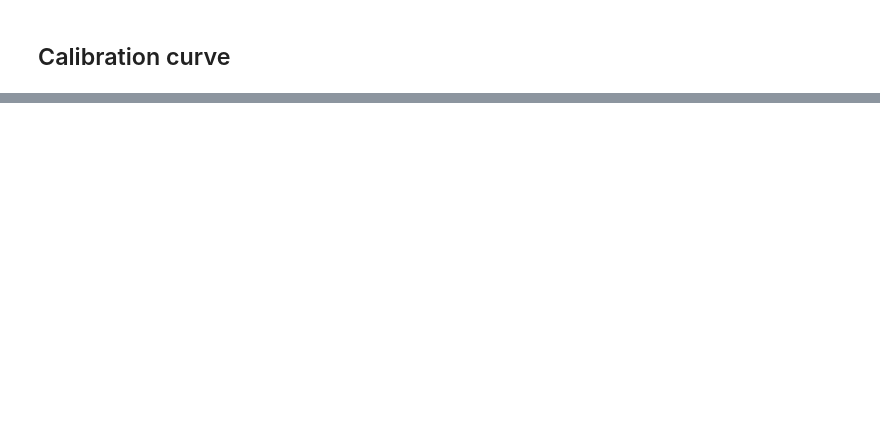
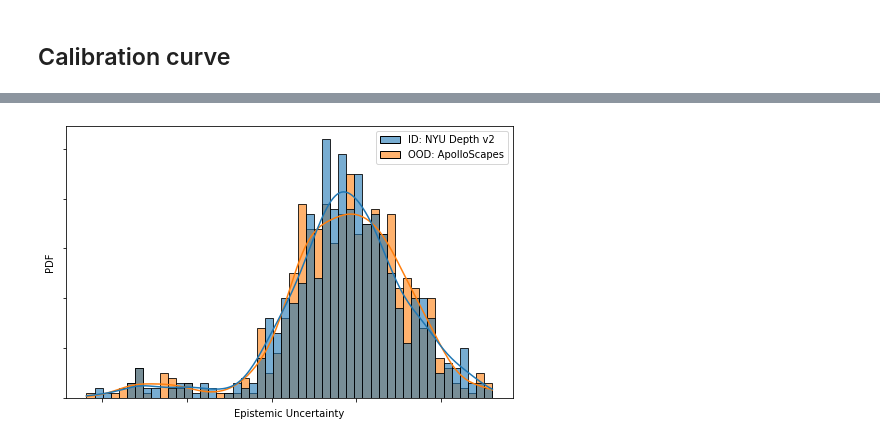
Before and after one commit to Samir-atra/capsa, a Jupyter notebook: experiments/notebooks/vae.ipynb, the cells around one changed output, grey strips where cells are left out. Drawn from its saved outputs; the diff is of its cells as text; code cells hidden in the pictures; blank space fills up the shorter version.

```diff
--- a/experiments/notebooks/vae.ipynb
+++ b/experiments/notebooks/vae.ipynb
@@ -77,0 +127,52 @@ gen_calibration_plot(trained_model, ds_test)
+# %%
+import os
+import glob
+import h5py
+import seaborn as sns
+import pandas as pd
+import numpy as np
+import matplotlib.pyplot as plt
+
+import tensorflow as tf
+from tensorflow import keras
+
+def gen_ood_comparison(ds_test, ds_ood, model):
+    def _itter_and_cat(ds, model):
+        ds_itter = ds.as_numpy_iterator()
+        l = []
+        for x, y in ds_itter: # (32, 128, 160, 3), (32, 128, 160, 1)
+            y_hats = []
+
+            # y_hat, epistemic = model(x) # (32, 128, 160, 1)
+            for i in range(5):
+                # need training Ture for sampling
+                y_hat, _, _ = model(x_test_batch, training=True)
+                y_hats.append(y_hat)
+            y_hats = np.stack(y_hats, 0)
+            mu_batch = tf.reduce_mean(y_hats, 0)
+            std_batch = tf.math.reduce_std(y_hats, 0)
+            y_hat = mu_batch
+            epistemic = std_batch
+
+            per_sample_means = tf.reduce_mean(epistemic, axis=[1,2,3])
+            l.append(per_sample_means)
+        cat = tf.concat(l, axis=0)
+
+        return cat
+
+    iid = _itter_and_cat(ds_test, model)
+    ood = _itter_and_cat(ds_ood, model)
+
+    # make num of elements the same
+    N = min(iid.shape[0], ood.shape[0])
+    df = pd.DataFrame({'ID: NYU Depth v2': iid[:N], 'OOD: ApolloScapes' : ood[:N]})
+
+    fig, ax = plt.subplots(figsize=(8, 5))
+    plot = sns.histplot(data=df, kde=True, bins=50, alpha=0.6);
+    plot.set(xlabel='Epistemic Uncertainty', ylabel='PDF');
+    plot.set(xticklabels=[]);
+    plot.set(yticklabels=[]);
+
+gen_ood_comparison(ds_test, ds_ood, trained_model)
+# %% [output]
+[figure, added]
```
Also changed, not shown: parts of 5 cells of this notebook, 4 other files.
